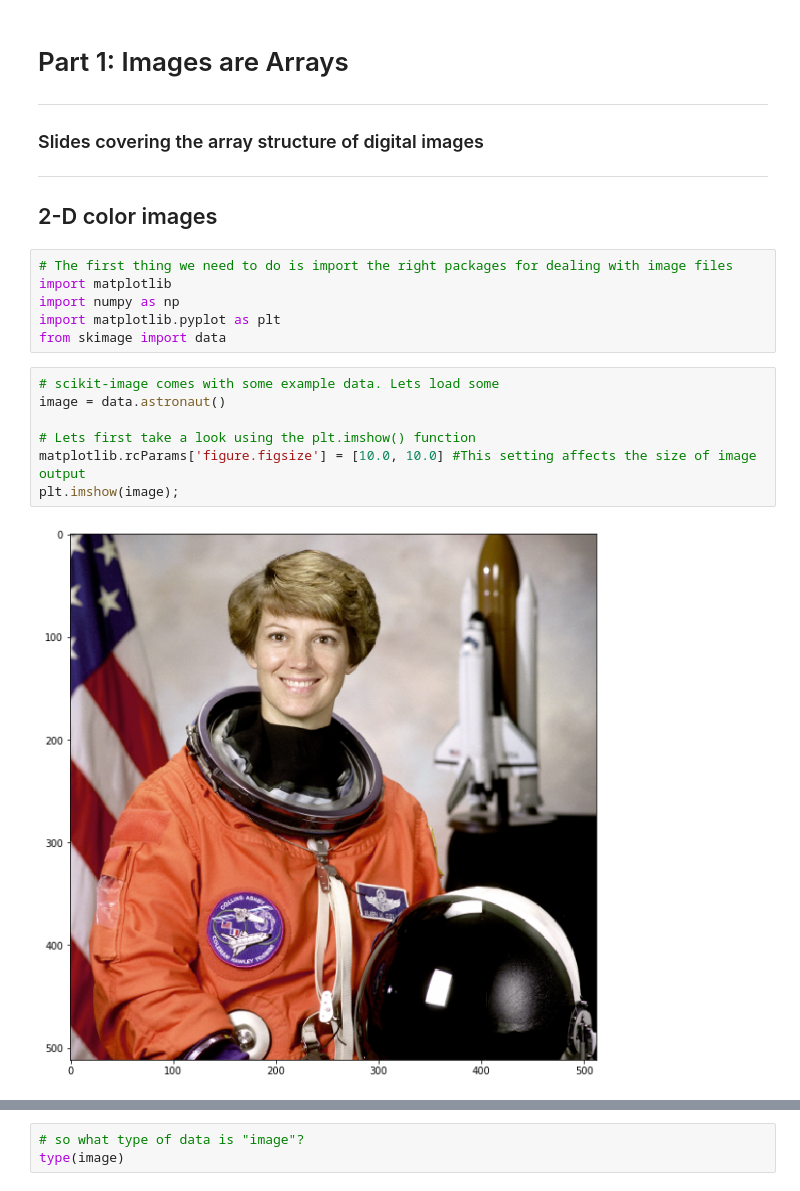
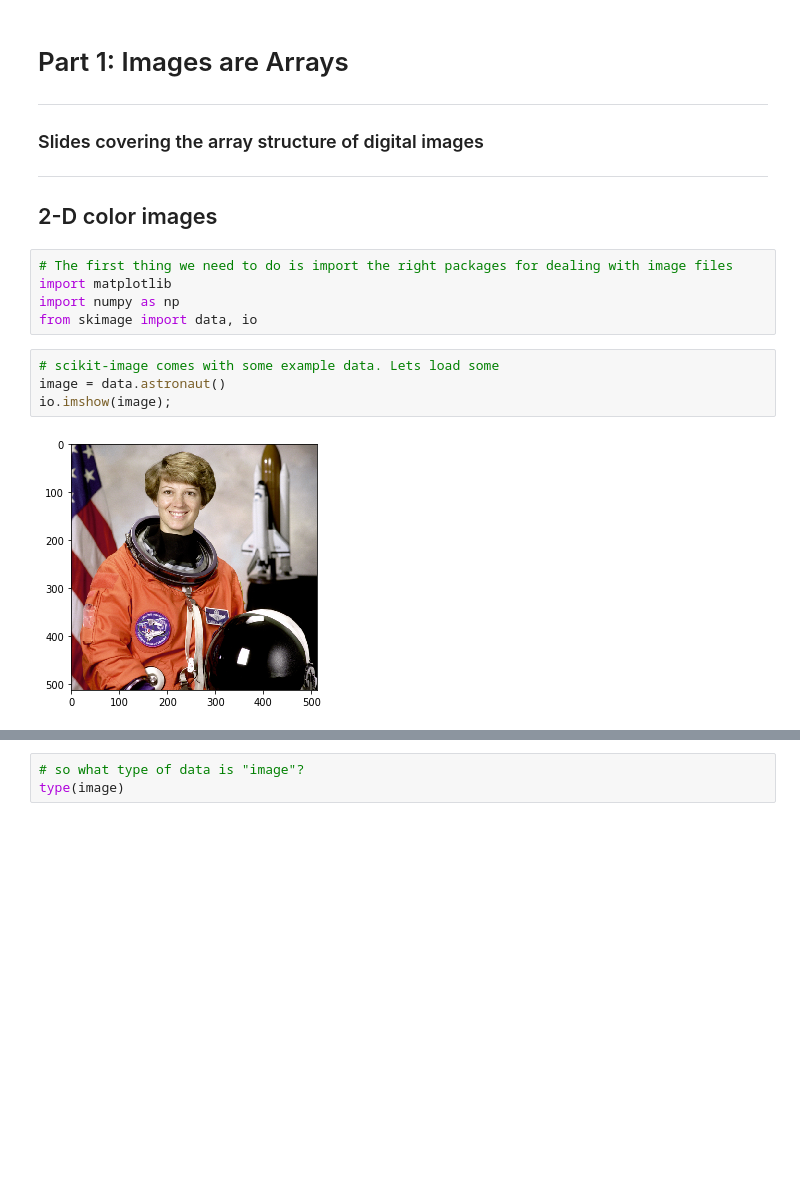
Before and after one commit to cxt106/PythonImagingBasic, a Jupyter notebook: lessons/solutions/1-Images_are_arrays (with solutions).ipynb, the cells around one changed output, grey strips where cells are left out. Saved outputs shown, nothing was run; the diff lists cells and outputs as text; blank space fills up the shorter version.

```diff
--- a/lessons/solutions/1-Images_are_arrays (with solutions).ipynb
+++ b/lessons/solutions/1-Images_are_arrays (with solutions).ipynb
@@ -9,14 +9,10 @@
 # The first thing we need to do is import the right packages for dealing with image files
 import matplotlib
 import numpy as np
-import matplotlib.pyplot as plt
-from skimage import data
+from skimage import data, io
 # %%
 # scikit-image comes with some example data. Lets load some
 image = data.astronaut()
-
-# Lets first take a look using the plt.imshow() function
-matplotlib.rcParams['figure.figsize'] = [10.0, 10.0] #This setting affects the size of image output
-plt.imshow(image);
+io.imshow(image);
 # %% [output]
-[figure, old version]
+[figure, new version]
```
Also changed, not shown: parts of 23 cells of this notebook, 4 other files.
